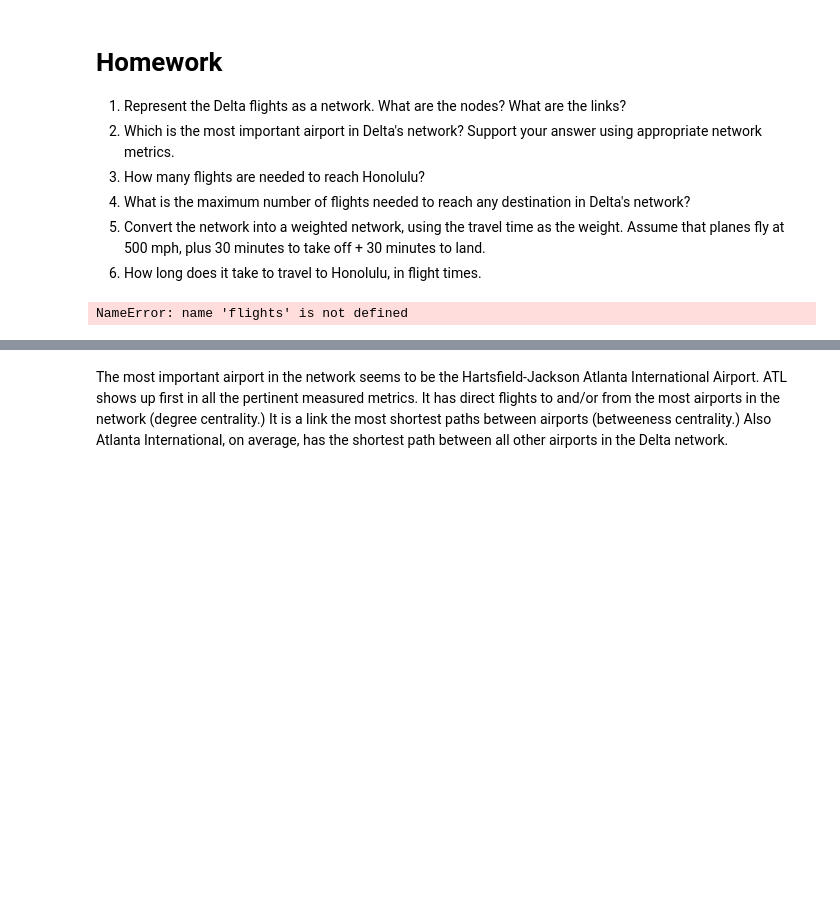
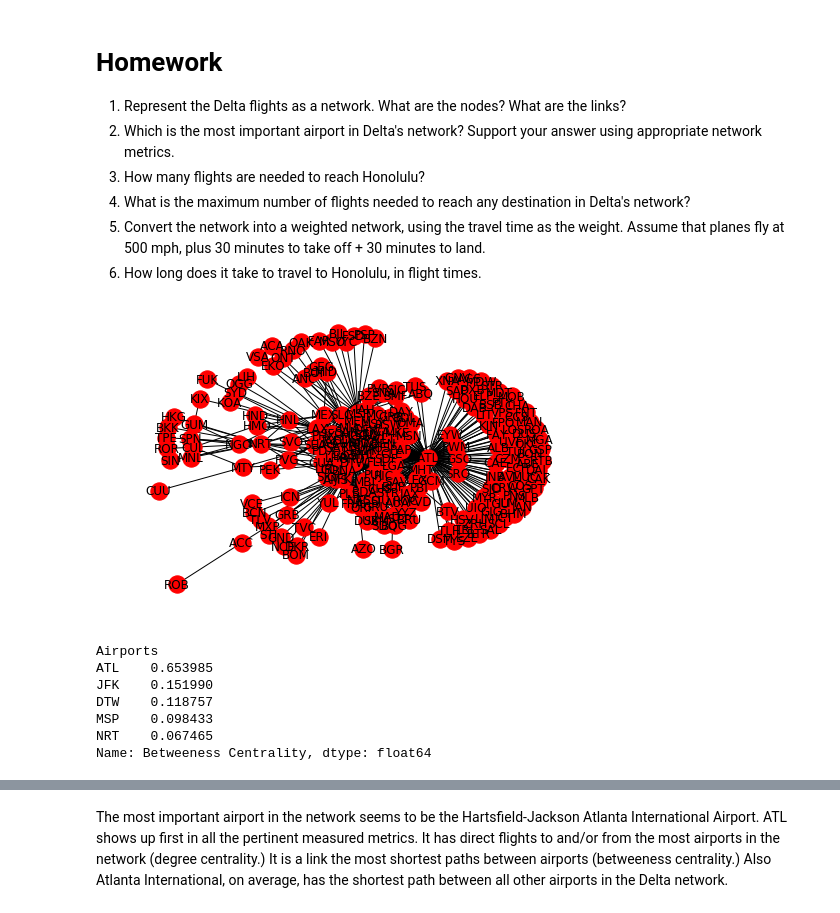
Before and after one commit to alha282/ce599, a Jupyter notebook: 14-Networks/Networks.ipynb, the cells around one changed output, grey strips where cells are left out. Cells and saved outputs as stored; diff of their text form; code cells hidden in the pictures; blank space fills up the shorter version.

```diff
--- a/14-Networks/Networks.ipynb
+++ b/14-Networks/Networks.ipynb
@@ -377,9 +375,11 @@ m.save("delta.html")
 # %%
 plt.show?
 # %%
-flights=nx.from_pandas_dataframe(routes, 'source', 'dest')
+flights=nx.from_pandas_edgelist(routes, 'source', 'dest')
 nx.draw(flights, with_labels=True)
 plt.show()
+# %% [output]
+[figure, added]
 # %%
 bc = nx.betweenness_centrality(flights, normalized=True)
 stat = pd.Series(bc, name='Betweeness Centrality')
@@ -387,7 +387,13 @@ stat.index.name = 'Airports'
 stat.reset_index()
 stat.sort_values(axis=0, ascending = False).head()
 # %% [output]
-NameError: name 'flights' is not defined
+Airports
+ATL    0.653985
+JFK    0.151990
+DTW    0.118757
+MSP    0.098433
+NRT    0.067465
+Name: Betweeness Centrality, dtype: float64
 # %%
 dc = nx.degree_centrality(flights)
 stat1 = pd.Series(dc, name='Degree Centrality')
```
Also changed, not shown: parts of 11 cells of this notebook, 2 other files.
